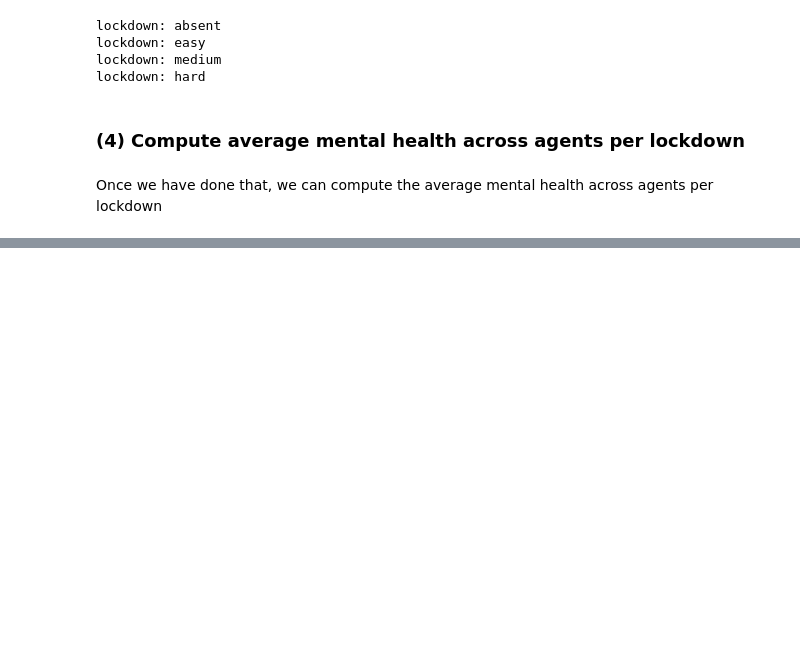
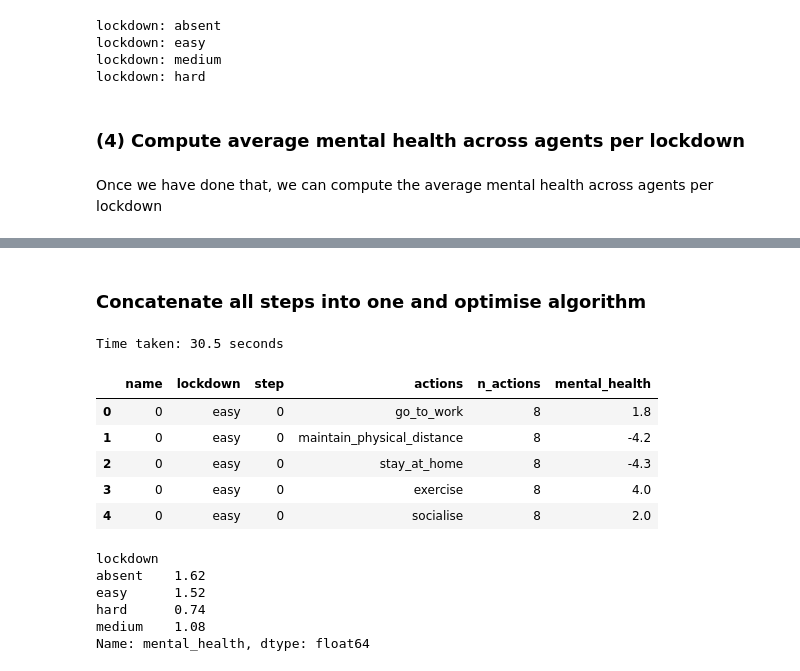
Before and after one commit to covid19ABM/comma, a Jupyter notebook: examples/tutorial.ipynb, the cells around one changed output, grey strips where cells are left out. Drawn from its saved outputs; the diff is of its cells as text; code cells hidden in the pictures; blank space fills up the shorter version.

Commit message:
algorithm for mental health computation by steps, lockdown and agents improved

```diff
--- a/examples/tutorial.ipynb
+++ b/examples/tutorial.ipynb
@@ -306,0 +307,77 @@ Average mental health across agents for hard lockdown is 7.86
+# %% [markdown]
+### Concatenate all steps into one and optimise algorithm
+# %%
+lockdowns = ['absent', 'easy', 'medium', 'hard']
+steps = 1000
+
+repeated_entries = lockdowns * (steps // len(lockdowns)) + lockdowns[:steps % len(lockdowns)]
+randomised_lockdowns = random.sample(repeated_entries, len(repeated_entries))
+# %%
+import time
+
+start = time.time()
+
+agents = encoded_features['name'].unique()
+actions = lockdown_policies[0]['actions'].unique()
+lockdowns = ['absent', 'easy', 'medium', 'hard']
+steps = len(randomised_lockdowns)
+agents_features = encoded_features
+lockdown_mh = []
+
+if 'baseline' not in agents_features.columns:
+    # add dummy-baseline column if it doesn't exist yet
+    agents_features.insert(0, 'baseline', 1)
+
+for step in range(steps):
+    # identify the type of lockdown
+    #print(f"Day {step} - Lockdown: {randomised_lockdowns[step]}")
+    lockdown_selected = randomised_lockdowns[step]
+    lockdown_index = lockdowns.index(lockdown_selected)
+    # subset the lockdown matrix with the probability of taking an action given the agents' features
+    lockdown_matrix = lockdown_policies[lockdown_index]
+    # Precompute the matrix of probabilities for all agents and actions
+    probs_matrix = sigmoid(np.dot(agents_features.astype(float), lockdown_matrix.iloc[:, 1:].astype(float).T))
+    # transform the probability into a binary TRUE/FALSE array
+    probs = [random.random() < p for p in probs_matrix]
+
+    for agent in agents:
+        agent_actions_effect_on_mh = []
+        selected_actions = actions_effects_on_mh[probs[int(agent)]]
+    # Compute selected actions and their effect on mental health for all agents
+        mh_effects = np.dot(agents_features.iloc[int(agent), :].astype(float), selected_actions.iloc[:, 1:].astype(float).T)
+
+        # Apply the function to each row of the resulting dataframe
+        lockdown_mh_df = pd.DataFrame({'name': agent,
+                                       'lockdown': randomised_lockdowns[step],
+                                       'step': step,
+                                       'actions': selected_actions['actions'],
+                                       'n_actions': len(selected_actions),
+                                       'mental_health': mh_effects.tolist()})
+        lockdown_mh.append(lockdown_mh_df.to_dict('records'))
+end = time.time()
+
+lockdown_mh_df = pd.DataFrame([item for sublist in lockdown_mh for item in sublist])
+
+total_time = end - start
+print(f"Time taken: {round(total_time, 1)} seconds")
+# %% [output]
+Time taken: 30.5 seconds
+# %%
+display(lockdown_mh_df.head())
+# %% [output]
+|  | name | lockdown | step | actions | n_actions | mental_health |
+| 0 | 0 | easy | 0 | go_to_work | 8 | 1.8 |
+| 1 | 0 | easy | 0 | maintain_physical_distance | 8 | -4.2 |
+| 2 | 0 | easy | 0 | stay_at_home | 8 | -4.3 |
+| 3 | 0 | easy | 0 | exercise | 8 | 4.0 |
+| 4 | 0 | easy | 0 | socialise | 8 | 2.0 |
+# %%
+average_mh_by_lockdown = lockdown_mh_df.groupby(['lockdown'])['mental_health'].mean().round(2)
+display(average_mh_by_lockdown)
+# %% [output]
+lockdown
+absent    1.62
+easy      1.52
+hard      0.74
+medium    1.08
+Name: mental_health, dtype: float64
```
Also changed, not shown: parts of 6 cells of this notebook.
